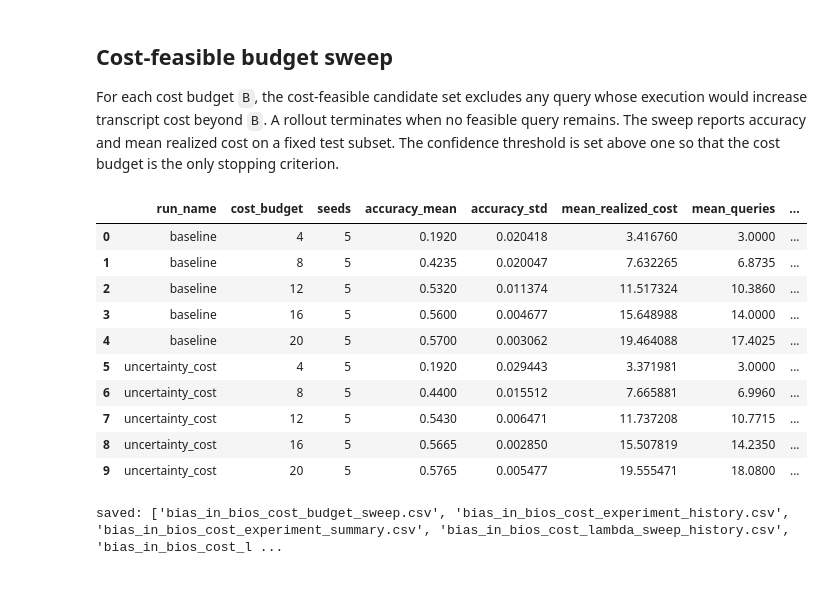
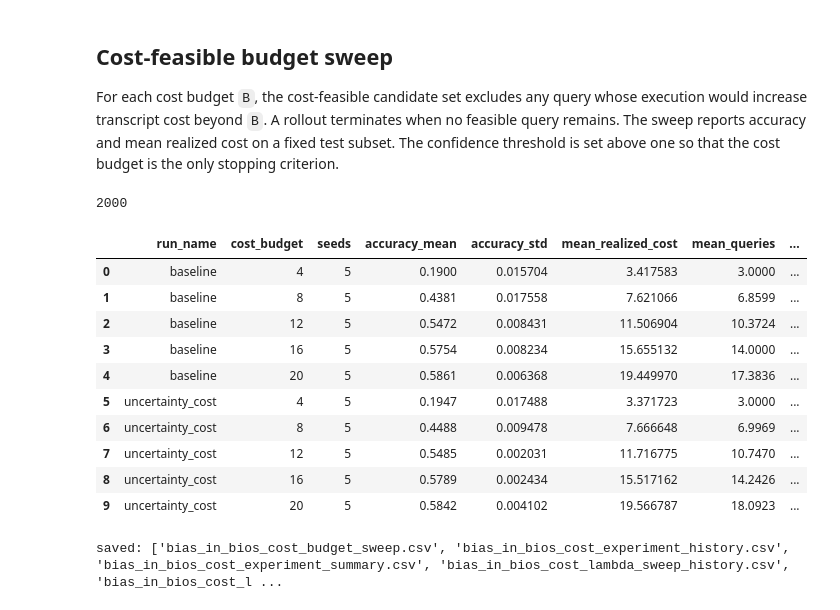
Before and after one commit to amiaty/claq, a Jupyter notebook: notebooks/bias_in_bios_cost_experiment.ipynb, the cells around one changed output. Cells and saved outputs as stored; diff of their text form; code cells hidden in the pictures.

Commit message:
run full test

```diff
--- a/notebooks/bias_in_bios_cost_experiment.ipynb
+++ b/notebooks/bias_in_bios_cost_experiment.ipynb
@@ -828,12 +828,16 @@ execution would increase transcript cost beyond `B`. A rollout terminates when n
 query remains. The sweep reports accuracy and mean realized cost on a fixed test subset.
 The confidence threshold is set above one so that the cost budget is the only stopping
 criterion.
+# %%
+len(test_answers)
+# %% [output]
+2000
 # %%
-SUBSET_SIZE = 400
 COST_BUDGETS = [4, 8, 12, 16, 20]
 
 test_answers = torch.tensor(qa_answers["test"], dtype=torch.float32, device=device)
 test_labels = y_by_split["test"]
+SUBSET_SIZE = len(test_answers) # set to 400 or lower for test
 subset = np.arange(min(SUBSET_SIZE, test_answers.size(0)))
 
 
@@ -877,43 +881,43 @@ def budget_sweep(run, meter_cost, budgets, subset_indices):
                 "accuracy": accuracy_score(test_labels[subset_indices], preds),
                 "mean_realized_cost": float(np.mean(costs)),
                 "mean_queries": float(np.mean(query_counts)),
                 "mean_sensitive_queries": float(np.mean(sensitive_counts)),
                 "cost_exhaustion_rate": float(np.mean(exhausted)),
             }
         )
     return pd.DataFrame(rows)
 
 
 budget_results_by_seed = pd.concat(
     [
         budget_sweep(run, uncertainty_cost, COST_BUDGETS, subset)
         for seed_runs in runs_by_seed.values()
         for run in seed_runs.values()
     ],
     ignore_index=True,
 )
 budget_results = budget_results_by_seed.groupby(["run_name", "cost_budget"]).agg(
     seeds=("seed", "nunique"),
     accuracy_mean=("accuracy", "mean"),
     accuracy_std=("accuracy", "std"),
     mean_realized_cost=("mean_realized_cost", "mean"),
     mean_queries=("mean_queries", "mean"),
     mean_sensitive_queries=("mean_sensitive_queries", "mean"),
     cost_exhaustion_rate=("cost_exhaustion_rate", "mean"),
 ).reset_index()
 budget_results
 # %% [output]
 |  | run_name | cost_budget | seeds | accuracy_mean | accuracy_std | mean_realized_cost | mean_queries | ... |
-| 0 | baseline | 4 | 5 | 0.1920 | 0.020418 | 3.416760 | 3.0000 | ... |
-| 1 | baseline | 8 | 5 | 0.4235 | 0.020047 | 7.632265 | 6.8735 | ... |
-| 2 | baseline | 12 | 5 | 0.5320 | 0.011374 | 11.517324 | 10.3860 | ... |
-| 3 | baseline | 16 | 5 | 0.5600 | 0.004677 | 15.648988 | 14.0000 | ... |
-| 4 | baseline | 20 | 5 | 0.5700 | 0.003062 | 19.464088 | 17.4025 | ... |
-| 5 | uncertainty_cost | 4 | 5 | 0.1920 | 0.029443 | 3.371981 | 3.0000 | ... |
-| 6 | uncertainty_cost | 8 | 5 | 0.4400 | 0.015512 | 7.665881 | 6.9960 | ... |
-| 7 | uncertainty_cost | 12 | 5 | 0.5430 | 0.006471 | 11.737208 | 10.7715 | ... |
-| 8 | uncertainty_cost | 16 | 5 | 0.5665 | 0.002850 | 15.507819 | 14.2350 | ... |
-| 9 | uncertainty_cost | 20 | 5 | 0.5765 | 0.005477 | 19.555471 | 18.0800 | ... |
+| 0 | baseline | 4 | 5 | 0.1900 | 0.015704 | 3.417583 | 3.0000 | ... |
+| 1 | baseline | 8 | 5 | 0.4381 | 0.017558 | 7.621066 | 6.8599 | ... |
+| 2 | baseline | 12 | 5 | 0.5472 | 0.008431 | 11.506904 | 10.3724 | ... |
+| 3 | baseline | 16 | 5 | 0.5754 | 0.008234 | 15.655132 | 14.0000 | ... |
+| 4 | baseline | 20 | 5 | 0.5861 | 0.006368 | 19.449970 | 17.3836 | ... |
+| 5 | uncertainty_cost | 4 | 5 | 0.1947 | 0.017488 | 3.371723 | 3.0000 | ... |
+| 6 | uncertainty_cost | 8 | 5 | 0.4488 | 0.009478 | 7.666648 | 6.9969 | ... |
+| 7 | uncertainty_cost | 12 | 5 | 0.5485 | 0.002031 | 11.716775 | 10.7470 | ... |
+| 8 | uncertainty_cost | 16 | 5 | 0.5789 | 0.002434 | 15.517162 | 14.2426 | ... |
+| 9 | uncertainty_cost | 20 | 5 | 0.5842 | 0.004102 | 19.566787 | 18.0923 | ... |
 # %%
 history_all = pd.concat(
     [run["history"] for seed_runs in runs_by_seed.values() for run in seed_runs.values()],
```
Also changed, not shown: 1 other file.
